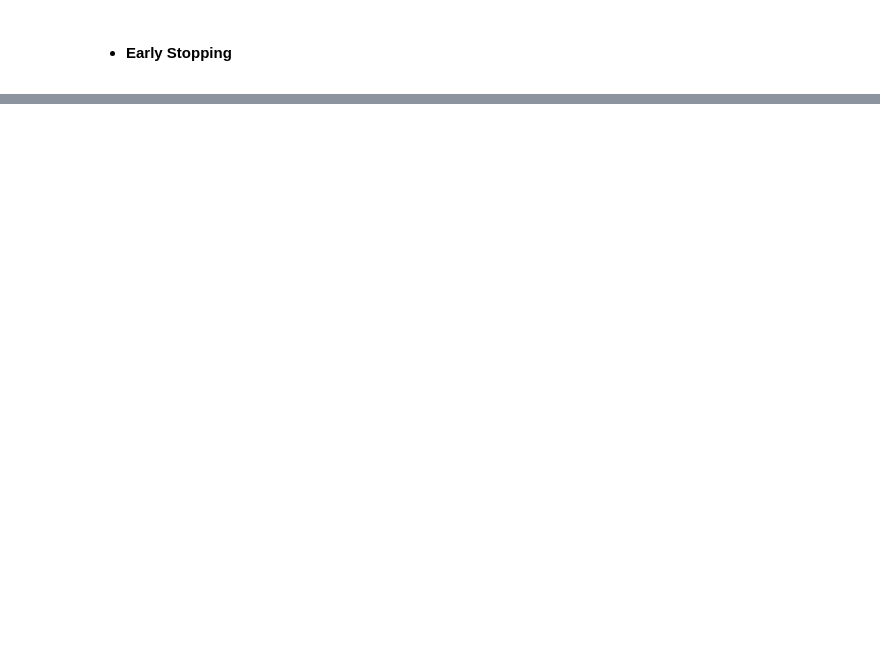
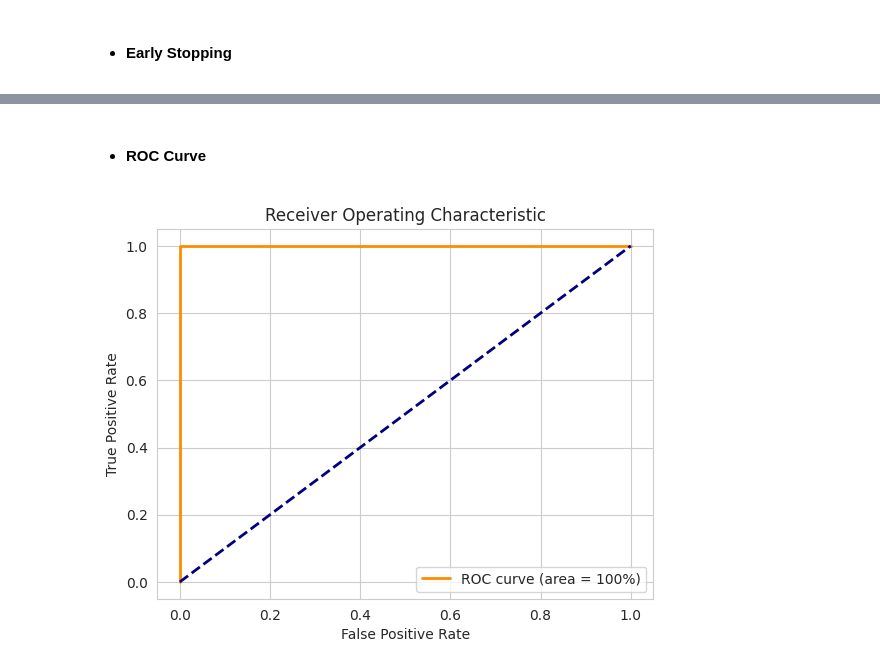
Before and after one commit to Diegomoro415/mildew_detection, a Jupyter notebook: jupyter_notebooks/MoldelingEvaluation.ipynb, the cells around one changed output, grey strips where cells are left out. Drawn from its saved outputs; the diff is of its cells as text; code cells hidden in the pictures; blank space fills up the shorter version.

Commit message:
moldelingEvaluation notebook,  add training model, plot model performance evaluation

```diff
--- a/jupyter_notebooks/MoldelingEvaluation.ipynb
+++ b/jupyter_notebooks/MoldelingEvaluation.ipynb
@@ -390,0 +333,9 @@ except Exception as e:
+# %%
+model = create_tf_model()
+model.fit(train_set,
+          epochs=20,
+          steps_per_epoch=len(train_set.classes) // batch_size,
+          validation_data=validation_set,
+          callbacks=[early_stop],
+          verbose=1
+          )
@@ -390,0 +390,21 @@ except Exception as e:
+# %% [markdown]
+* #### ROC Curve
+# %%
+from sklearn.metrics import roc_curve, auc
+
+y_true = test_set.classes
+y_pred_probs = model.predict(test_set)
+fpr, tpr, thresholds = roc_curve(y_true, y_pred_probs)
+roc_auc = auc(fpr, tpr)
+
+plt.figure()
+plt.plot(fpr, tpr, color='darkorange', lw=2, label='ROC curve (area = {:.0f}%)'.format(roc_auc * 100))
+plt.plot([0, 1], [0, 1], color='navy', lw=2, linestyle='--')
+plt.xlabel('False Positive Rate')
+plt.ylabel('True Positive Rate')
+plt.title('Receiver Operating Characteristic')
+plt.legend(loc="lower right")
+plt.savefig(f'{file_path}/roc_curve.png', bbox_inches='tight', dpi=150)
+plt.show()
+# %% [output]
+[figure, added]
```
Also changed, not shown: parts of 26 cells of this notebook, 6 other files.
